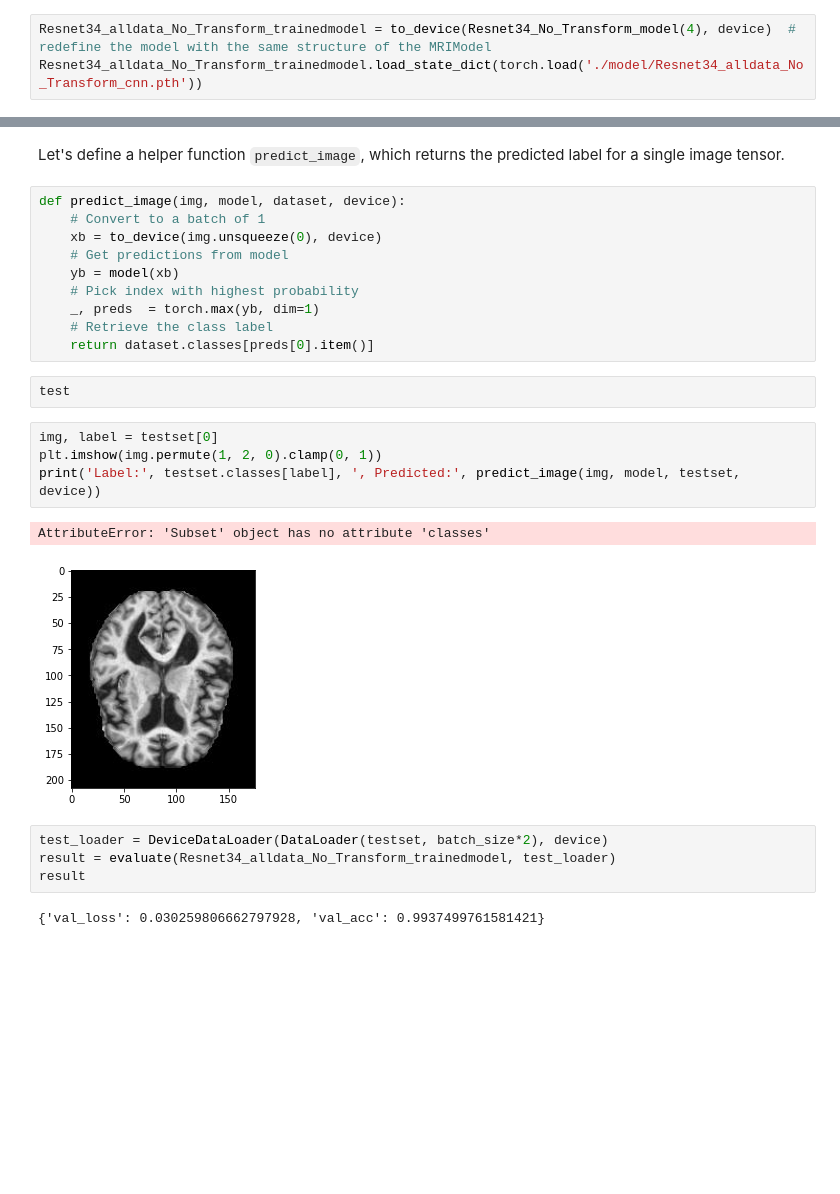
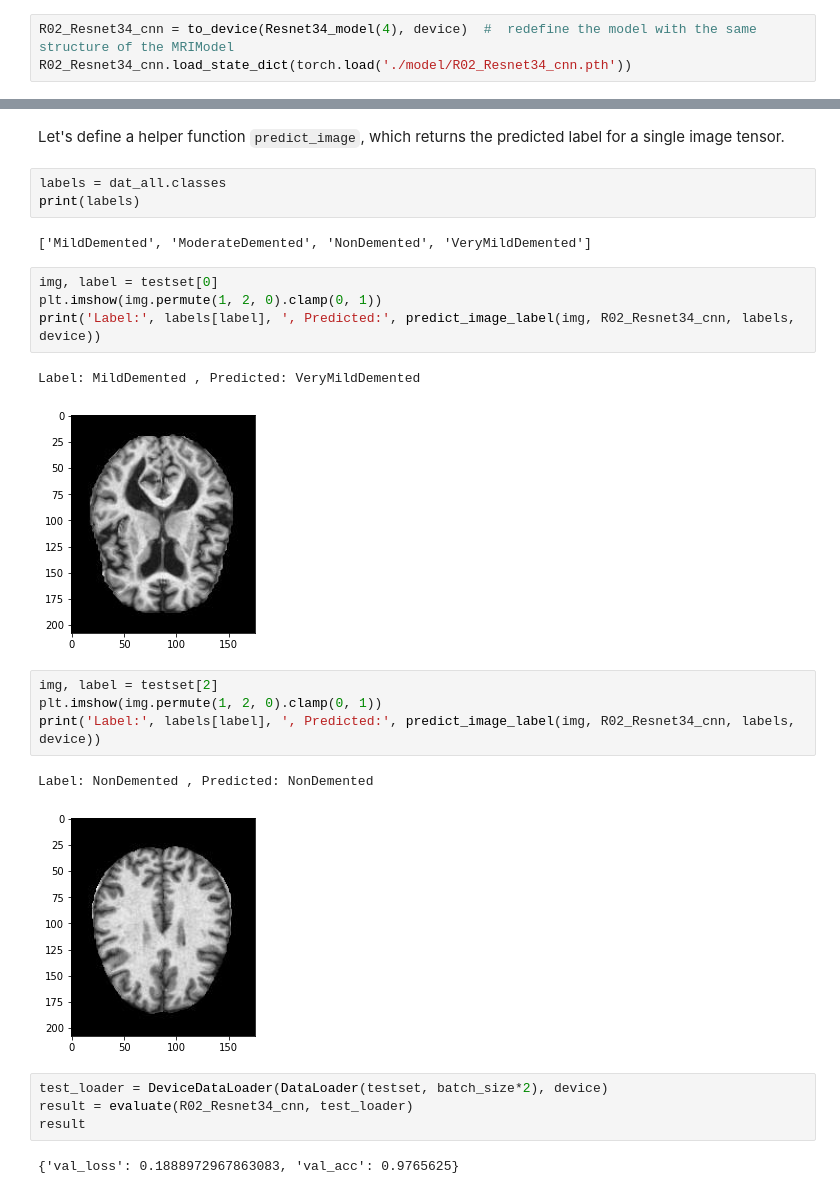
Before and after one commit to tranktle/2022_mri_classification, a Jupyter notebook: 02-Resnet34.ipynb, the cells around one changed output, grey strips where cells are left out. Saved outputs shown, nothing was run; the diff lists cells and outputs as text; blank space fills up the shorter version.

```diff
--- a/02-Resnet34.ipynb
+++ b/02-Resnet34.ipynb
@@ -328,35 +248,35 @@ torch.save(model.state_dict(), './model/Resnet34_alldata_No_Transform_cnn.pth')
 # %% [markdown]
 # S6 Prediction Testing_Accuracy
 # %%
-Resnet34_alldata_No_Transform_trainedmodel = to_device(Resnet34_No_Transform_model(4), device)  #  redefine the model with the same structure of the MRIModel
-Resnet34_alldata_No_Transform_trainedmodel.load_state_dict(torch.load('./model/Resnet34_alldata_No_Transform_cnn.pth'))
+R02_Resnet34_cnn = to_device(Resnet34_model(4), device)  #  redefine the model with the same structure of the MRIModel
+R02_Resnet34_cnn.load_state_dict(torch.load('./model/R02_Resnet34_cnn.pth'))
 # %% [output]
 <All keys matched successfully>
 # %% [markdown]
 Let's define a helper function `predict_image`, which returns the predicted label for a single image tensor.
-# %%
-def predict_image(img, model, dataset, device):
-    # Convert to a batch of 1
-    xb = to_device(img.unsqueeze(0), device)
-    # Get predictions from model
-    yb = model(xb)
-    # Pick index with highest probability
-    _, preds  = torch.max(yb, dim=1)
-    # Retrieve the class label
-    return dataset.classes[preds[0].item()]
-# %%
-test
+# %%
+labels = dat_all.classes
+print(labels)
+# %% [output]
+['MildDemented', 'ModerateDemented', 'NonDemented', 'VeryMildDemented']
 # %%
 img, label = testset[0]
 plt.imshow(img.permute(1, 2, 0).clamp(0, 1))
-print('Label:', testset.classes[label], ', Predicted:', predict_image(img, model, testset, device))
+print('Label:', labels[label], ', Predicted:', predict_image_label(img, R02_Resnet34_cnn, labels, device))
 # %% [output]
-AttributeError: 'Subset' object has no attribute 'classes'
+Label: MildDemented , Predicted: VeryMildDemented
 [figure]
+# %%
+img, label = testset[2]
+plt.imshow(img.permute(1, 2, 0).clamp(0, 1))
+print('Label:', labels[label], ', Predicted:', predict_image_label(img, R02_Resnet34_cnn, labels, device))
+# %% [output]
+Label: NonDemented , Predicted: NonDemented
+[figure, added]
 # %%
 test_loader = DeviceDataLoader(DataLoader(testset, batch_size*2), device)
-result = evaluate(Resnet34_alldata_No_Transform_trainedmodel, test_loader)
+result = evaluate(R02_Resnet34_cnn, test_loader)
 result
 # %% [output]
-{'val_loss': 0.030259806662797928, 'val_acc': 0.9937499761581421}
+{'val_loss': 0.1888972967863083, 'val_acc': 0.9765625}
 # %% [markdown]
```
Also changed, not shown: parts of 29 cells of this notebook, 2 other files.
